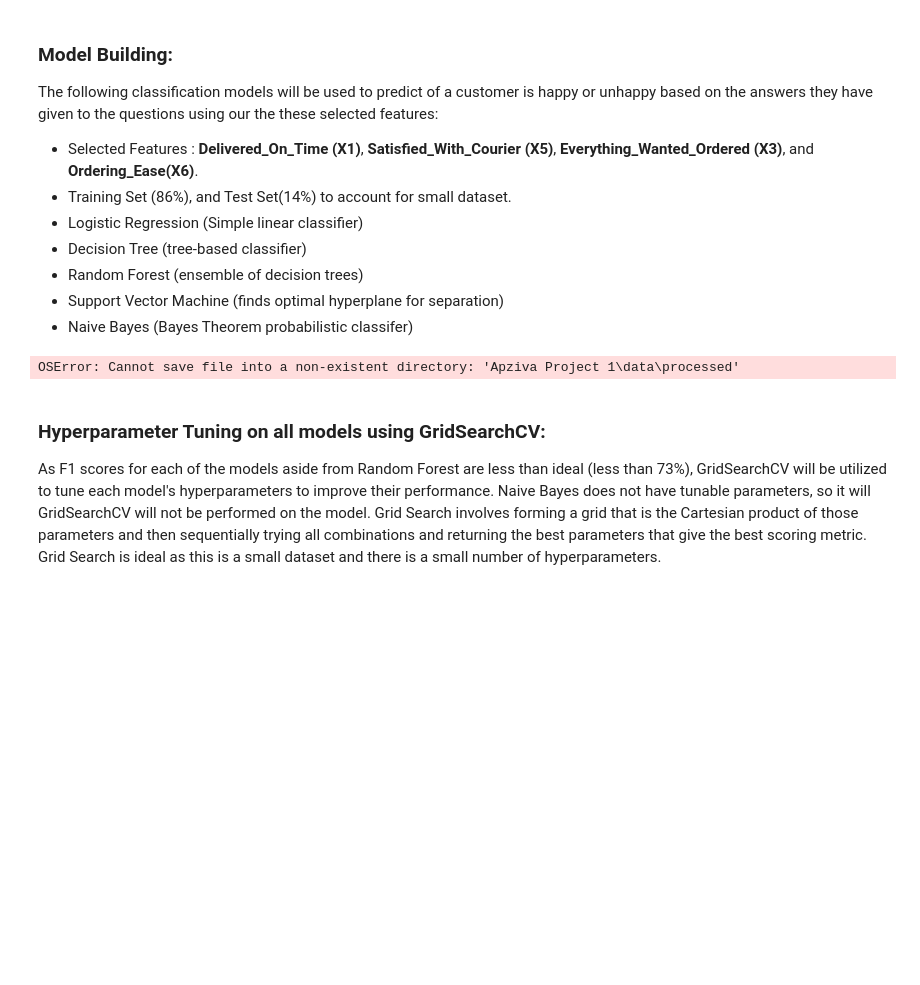
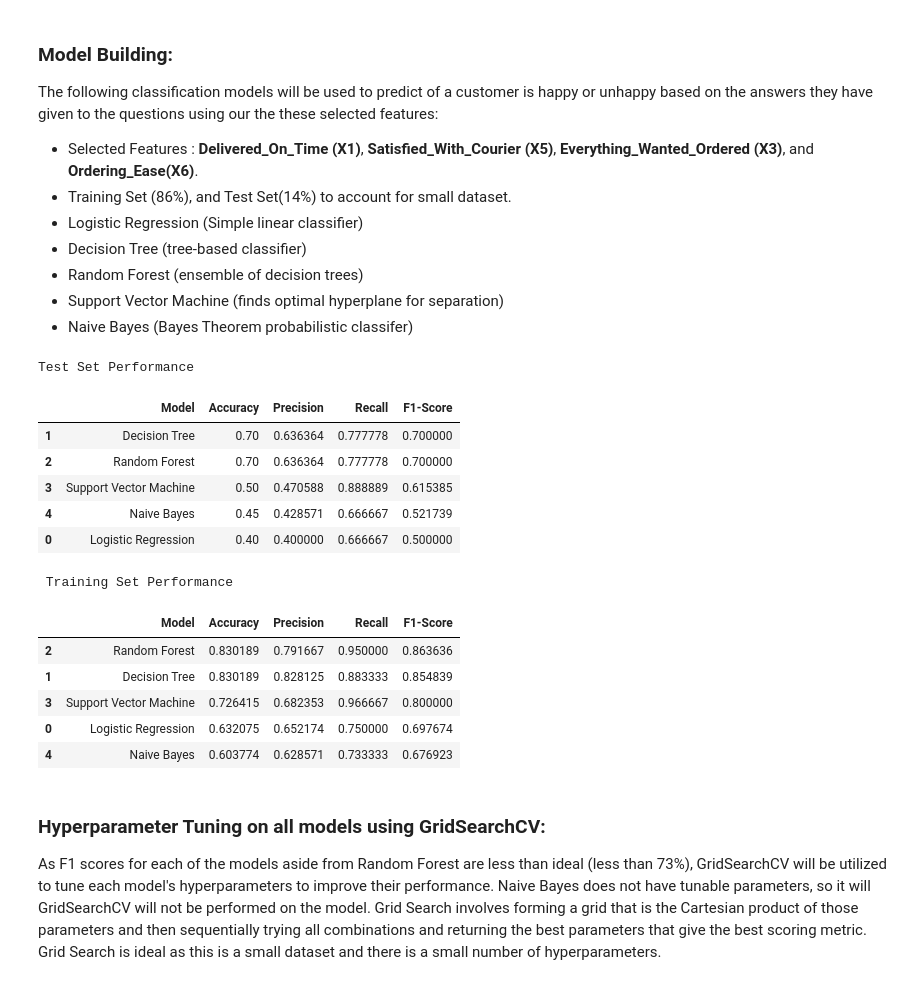
Before and after one commit to Sooihk/Apziva-Project-Happy-Customers, a Jupyter notebook: notebooks/HappyCustomers.ipynb, the cells around one changed output. Drawn from its saved outputs; the diff is of its cells as text; code cells hidden in the pictures; blank space fills up the shorter version.

```diff
--- a/notebooks/HappyCustomers.ipynb
+++ b/notebooks/HappyCustomers.ipynb
@@ -297,13 +310,16 @@ The following classification models will be used to predict of a customer is hap
 - Naive Bayes (Bayes Theorem probabilistic classifer)
 # %%
 # Selecting features and target
-selected_features = ['Delivered_On_Time', 'Satisfied_With_Courier', 'Everything_Wanted_Ordered', 'Ordering_Ease']
-x = customer_survey[selected_features]
-y = customer_survey['Target']
-random_seed = 3
+selected_features = ['Delivered_On_Time', 'Satisfied_With_Courier', 'Everything_Wanted_Ordered', 'Ordering_Ease']#,'Contents_As_Expected', 'Good_Price']
+#x = customer_survey[selected_features]
+#y = customer_survey['Target']
+random_seed = 42
 
 # Splitting Dataset
-x_train, x_test, y_train, y_test = train_test_split(x, y, test_size=0.14, random_state=random_seed)
+#x_train, x_test, y_train, y_test = train_test_split(x, y, test_size=0.14, random_state=random_seed)
+x_train = X_train[selected_features]
+x_test = X_test[selected_features]
+
 x_train.to_csv('../data/processed/final_x_train.csv', index=False)
 y_train.to_csv('../data/processed/final_y_train.csv', index=False)
 x_test.to_csv('../data/processed/final_x_test.csv', index=False)
@@ -335,34 +351,47 @@ for name, model in models.items():
     test_report = classification_report(y_test, y_test_pred, output_dict=True)
     test_results.append({
         'Model': name,
         'Accuracy': accuracy_score(y_test, y_test_pred),
         'Precision': test_report['1']['precision'],
         'Recall': test_report['1']['recall'],
         'F1-Score': test_report['1']['f1-score']
     })
 
     # Training metrics
     train_report = classification_report(y_train, y_train_pred, output_dict=True)
     train_results.append({
         'Model': name,
         'Accuracy': accuracy_score(y_train, y_train_pred),
         'Precision': train_report['1']['precision'],
         'Recall': train_report['1']['recall'],
         'F1-Score': train_report['1']['f1-score']
     })
 
 # Create DataFrames
 test_metrics = pd.DataFrame(test_results).sort_values(by='F1-Score', ascending=False)
 train_metrics = pd.DataFrame(train_results).sort_values(by='F1-Score', ascending=False)
 
 # Output both DataFrames
 print("Test Set Performance")
 display(test_metrics)
 
 print("\n Training Set Performance")
 display(train_metrics)
 # %% [output]
-OSError: Cannot save file into a non-existent directory: 'Apziva Project 1\data\processed'
+Test Set Performance
+|  | Model | Accuracy | Precision | Recall | F1-Score |
+| 1 | Decision Tree | 0.70 | 0.636364 | 0.777778 | 0.700000 |
+| 2 | Random Forest | 0.70 | 0.636364 | 0.777778 | 0.700000 |
+| 3 | Support Vector Machine | 0.50 | 0.470588 | 0.888889 | 0.615385 |
+| 4 | Naive Bayes | 0.45 | 0.428571 | 0.666667 | 0.521739 |
+| 0 | Logistic Regression | 0.40 | 0.400000 | 0.666667 | 0.500000 |
+ Training Set Performance
+|  | Model | Accuracy | Precision | Recall | F1-Score |
+| 2 | Random Forest | 0.830189 | 0.791667 | 0.950000 | 0.863636 |
+| 1 | Decision Tree | 0.830189 | 0.828125 | 0.883333 | 0.854839 |
+| 3 | Support Vector Machine | 0.726415 | 0.682353 | 0.966667 | 0.800000 |
+| 0 | Logistic Regression | 0.632075 | 0.652174 | 0.750000 | 0.697674 |
+| 4 | Naive Bayes | 0.603774 | 0.628571 | 0.733333 | 0.676923 |
 # %% [markdown]
 ### Hyperparameter Tuning on all models using GridSearchCV:
 As F1 scores for each of the models aside from Random Forest are less than ideal (less than 73%), GridSearchCV will be utilized to tune each model's hyperparameters to improve their performance. Naive Bayes does not have tunable parameters, so it will GridSearchCV will not be performed on the model. Grid Search involves forming a grid that is the Cartesian product of those parameters and then sequentially trying all combinations and returning the best parameters that give the best scoring metric. Grid Search is ideal as this is a small dataset and there is a small number of hyperparameters.
```
Also changed, not shown: parts of 3 cells of this notebook.
